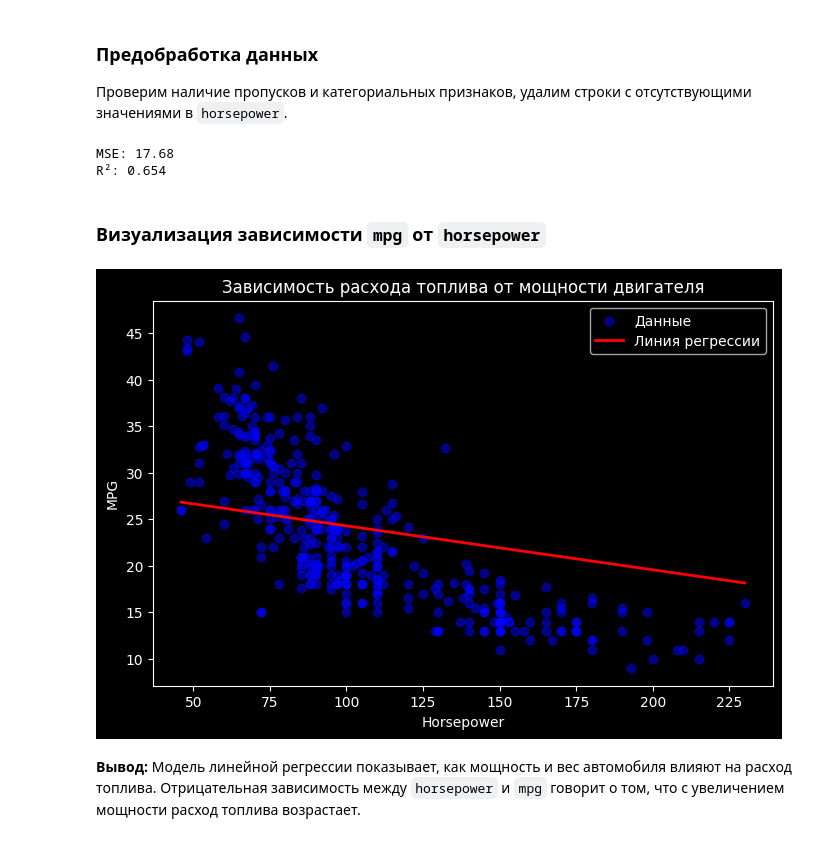
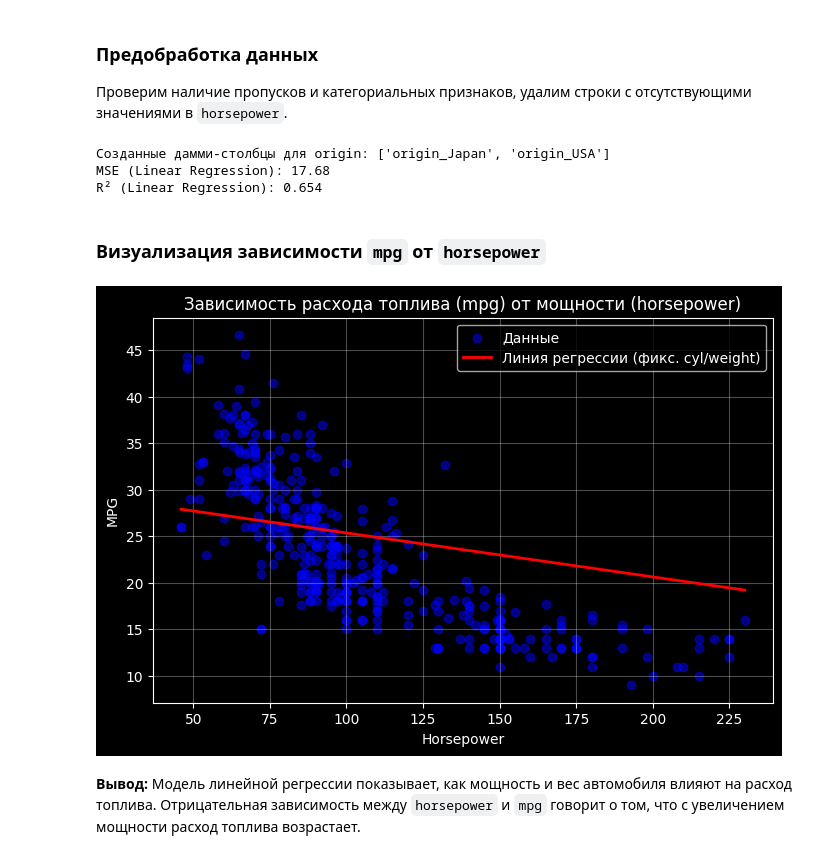
Before and after one commit to kroschenko/ml_as65, a Jupyter notebook: reports/Осовец/ЛР2/src/Lab2_Variant3.ipynb, the cells around one changed output. Drawn from its saved outputs; the diff is of its cells as text; code cells hidden in the pictures.

```diff
--- a/reports/Осовец/ЛР2/src/Lab2_Variant3.ipynb
+++ b/reports/Осовец/ЛР2/src/Lab2_Variant3.ipynb
@@ -31,49 +43,67 @@ auto.head()
 ### Предобработка данных
 Проверим наличие пропусков и категориальных признаков, удалим строки с отсутствующими значениями в `horsepower`.
 # %%
-# Обработка пропусков
+# ---------- Регрессия: предобработка Auto MPG ----------
+# Обработка пропусков в horsepower
+auto = auto.copy()
 auto.replace('?', np.nan, inplace=True)
 auto.dropna(subset=['horsepower'], inplace=True)
 auto['horsepower'] = auto['horsepower'].astype(float)
 
-# Выбираем нужные признаки
-X = auto[['cylinders', 'horsepower', 'weight']]
+# Обработка категориального признака origin (1,2,3 -> 'USA','Europe','Japan')
+auto['origin'] = auto['origin'].map({1: 'USA', 2: 'Europe', 3: 'Japan'})
+origin_dummies = pd.get_dummies(auto['origin'], prefix='origin', drop_first=True)
+auto = pd.concat([auto, origin_dummies], axis=1)
+print('Созданные дамми-столбцы для origin:', list(origin_dummies.columns))
+
+# Выбираем признаки по заданию: cylinders, horsepower, weight
+features = ['cylinders', 'horsepower', 'weight']
+X = auto[features]
 y = auto['mpg']
 
-# Разделение на обучающую и тестовую выборки
+# Разделение на train/test
 X_train, X_test, y_train, y_test = train_test_split(X, y, test_size=0.2, random_state=42)
 
-# Обучение модели линейной регрессии
+# Обучение линейной регрессии
 lin_reg = LinearRegression()
 lin_reg.fit(X_train, y_train)
 
-# Предсказания
+# Предсказания и метрики
 y_pred = lin_reg.predict(X_test)
-
-# Метрики
 mse = mean_squared_error(y_test, y_pred)
 r2 = r2_score(y_test, y_pred)
-
-print(f'MSE: {mse:.2f}')
-print(f'R²: {r2:.3f}')
+print(f'MSE (Linear Regression): {mse:.2f}')
+print(f'R² (Linear Regression): {r2:.3f}')
 # %% [output]
-MSE: 17.68
-R²: 0.654
+Созданные дамми-столбцы для origin: ['origin_Japan', 'origin_USA']
+MSE (Linear Regression): 17.68
+R² (Linear Regression): 0.654
 # %% [markdown]
 ### Визуализация зависимости `mpg` от `horsepower`
 # %%
+# ---------- Визуализация: mpg vs horsepower с линией регрессии ----------
 plt.figure(figsize=(8,5))
 plt.scatter(auto['horsepower'], auto['mpg'], color='blue', alpha=0.5, label='Данные')
-hp_range = np.linspace(auto['horsepower'].min(), auto['horsepower'].max(), 100).reshape(-1,1)
-mpg_pred_line = lin_reg.predict(np.c_[np.full_like(hp_range, 4), hp_range, np.full_like(hp_range, 3000)])
-plt.plot(hp_range, mpg_pred_line, color='red', linewidth=2, label='Линия регрессии')
+
+# Построим линию предсказаний при фиксированных значениях cylinders и weight
+hp_range = np.linspace(auto['horsepower'].min(), auto['horsepower'].max(), 200)
+plot_df = pd.DataFrame({
+    'cylinders': np.full_like(hp_range, int(auto['cylinders'].mode()[0])),
+    'horsepower': hp_range,
+    'weight': np.full_like(hp_range, int(auto['weight'].median()))
+})
+
+# Предсказание и отрисовка линии регрессии
+mpg_pred_line = lin_reg.predict(plot_df)
+plt.plot(hp_range, mpg_pred_line, color='red', linewidth=2, label='Линия регрессии (фикс. cyl/weight)')
 plt.xlabel('Horsepower')
 plt.ylabel('MPG')
-plt.title('Зависимость расхода топлива от мощности двигателя')
+plt.title('Зависимость расхода топлива (mpg) от мощности (horsepower)')
 plt.legend()
+plt.grid(alpha=0.3)
 plt.show()
 # %% [output]
-[figure, old version]
+[figure, new version]
 # %% [markdown]
 **Вывод:**
 Модель линейной регрессии показывает, как мощность и вес автомобиля влияют на расход топлива. Отрицательная зависимость между `horsepower` и `mpg` говорит о том, что с увеличением мощности расход топлива возрастает.
```
Also changed, not shown: parts of 5 cells of this notebook, 1 other file.
